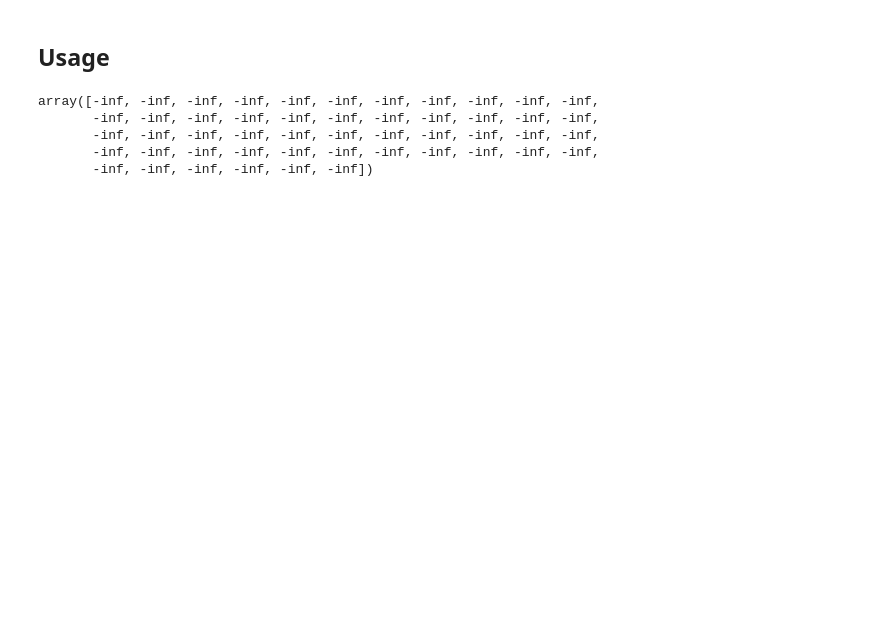
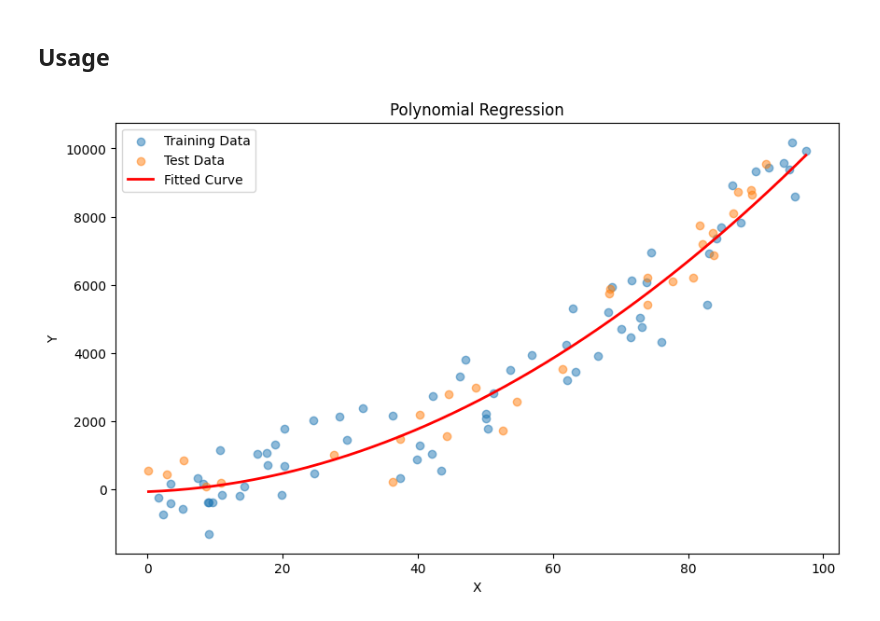
Before and after one commit to ujjwalvishwakarma2006/machine-learning-lab, a Jupyter notebook: SQ_01_Polynomial_Regression.ipynb, the cells around one changed output. Drawn from its saved outputs; the diff is of its cells as text; code cells hidden in the pictures; blank space fills up the shorter version.

Commit message:
Updated Polynomial Regressor

```diff
--- a/SQ_01_Polynomial_Regression.ipynb
+++ b/SQ_01_Polynomial_Regression.ipynb
@@ -90,12 +192,17 @@ X_train, X_test, y_train, y_test = train_test_split(X, y, test_size=0.3)
 model = PolynomialRegressor(max_degree=2)
 model.fit(X_train, y_train)
 # %%
-x = np.linspace(X.min(), X.max(), num=50)
-ys = model.predict(pd.DataFrame(x))
-ys
+x_plot = np.linspace(X.min(), X.max(), num=200)
+y_plot = model.predict(pd.DataFrame(x_plot))
+
+plt.figure(figsize=(10, 6))
+plt.scatter(X_train, y_train, alpha=0.5, label="Training Data")
+plt.scatter(X_test, y_test, alpha=0.5, label="Test Data")
+plt.plot(x_plot, y_plot, 'r-', linewidth=2, label="Fitted Curve")
+plt.xlabel("X")
+plt.ylabel("Y")
+plt.title("Polynomial Regression")
+plt.legend()
+plt.show()
 # %% [output]
-array([-inf, -inf, -inf, -inf, -inf, -inf, -inf, -inf, -inf, -inf, -inf,
-       -inf, -inf, -inf, -inf, -inf, -inf, -inf, -inf, -inf, -inf, -inf,
-       -inf, -inf, -inf, -inf, -inf, -inf, -inf, -inf, -inf, -inf, -inf,
-       -inf, -inf, -inf, -inf, -inf, -inf, -inf, -inf, -inf, -inf, -inf,
-       -inf, -inf, -inf, -inf, -inf, -inf])
+[figure, added]
```
Also changed, not shown: parts of 3 cells of this notebook, 2 other files.
